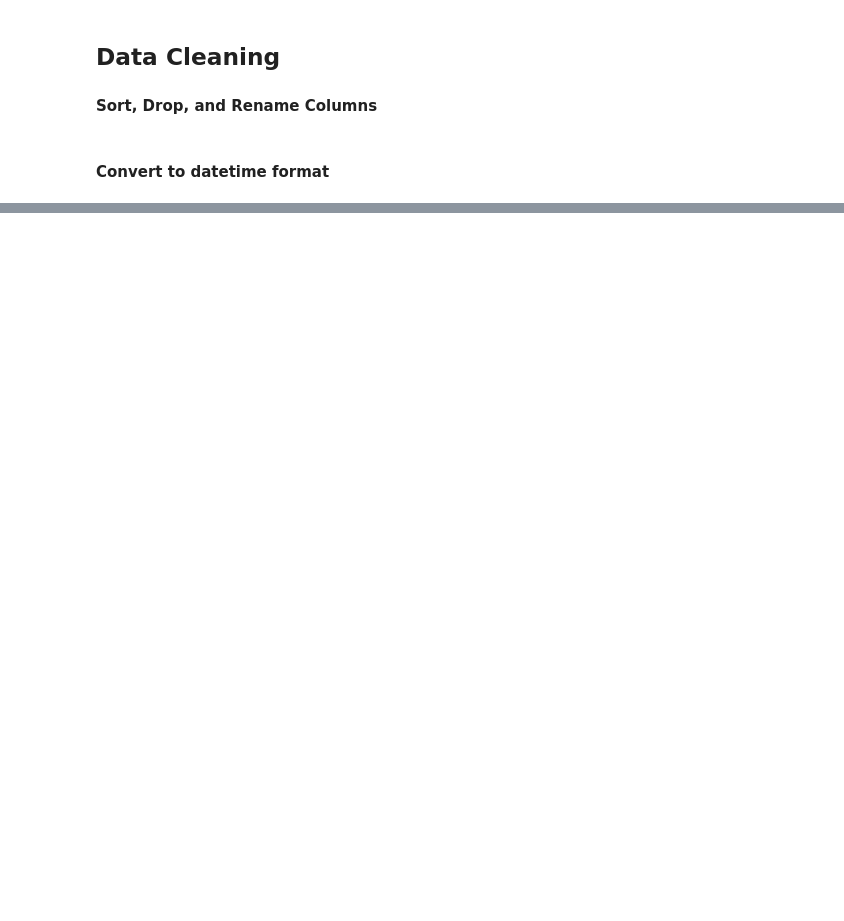
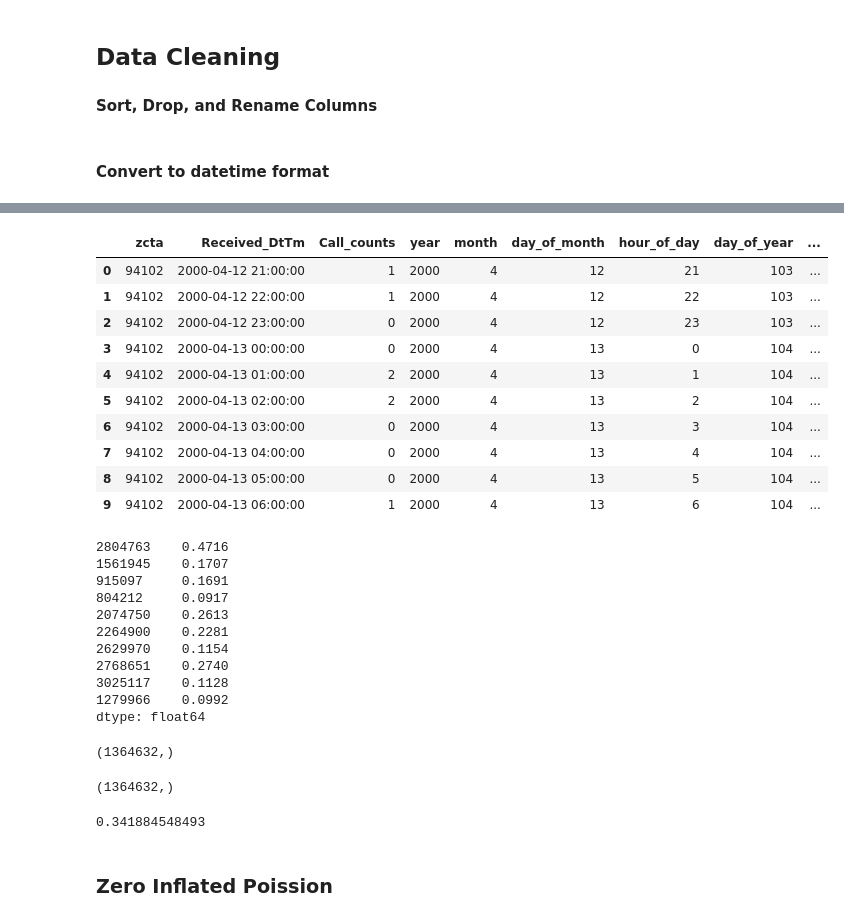
Before and after one commit to jamesypeng/Smarter-Emergency-Dispatch, a Jupyter notebook: 0 - Baseline Model.ipynb, the cells around one changed output, grey strips where cells are left out. Cells and saved outputs as stored; diff of their text form; code cells hidden in the pictures; blank space fills up the shorter version.

Commit message:
0 - baseline mode with GLM-Poisson and Negative Binomial

```diff
--- a/0 - Baseline Model.ipynb
+++ b/0 - Baseline Model.ipynb
@@ -580,0 +361,13 @@ print("Y = " + str(m.get_weights(linear.W)) +
+# %%
+import statsmodels.api as sm
+import statsmodels.formula.api as smf
+from statsmodels.tools.eval_measures import mse
+
+formula = """Call_counts ~ zcta + year+ month + day_of_month
+                        + hour_of_day + day_of_year + week_of_year
+                        + day_of_week + is_weekend"""
+
+# model data
+mod_data = pd.concat([X_train, y_train], axis = 1)
+
+mod1 = smf.glm(formula=formula, data=mod_data, family=sm.families.Poisson()).fit()
@@ -580,0 +464,40 @@ print("Y = " + str(m.get_weights(linear.W)) +
+# %%
+data[:10]
+mod1.fittedvalues[:10]
+# %% [output]
+|  | zcta | Received_DtTm | Call_counts | year | month | day_of_month | hour_of_day | day_of_year | ... |
+| 0 | 94102 | 2000-04-12 21:00:00 | 1 | 2000 | 4 | 12 | 21 | 103 | ... |
+| 1 | 94102 | 2000-04-12 22:00:00 | 1 | 2000 | 4 | 12 | 22 | 103 | ... |
+| 2 | 94102 | 2000-04-12 23:00:00 | 0 | 2000 | 4 | 12 | 23 | 103 | ... |
+| 3 | 94102 | 2000-04-13 00:00:00 | 0 | 2000 | 4 | 13 | 0 | 104 | ... |
+| 4 | 94102 | 2000-04-13 01:00:00 | 2 | 2000 | 4 | 13 | 1 | 104 | ... |
+| 5 | 94102 | 2000-04-13 02:00:00 | 2 | 2000 | 4 | 13 | 2 | 104 | ... |
+| 6 | 94102 | 2000-04-13 03:00:00 | 0 | 2000 | 4 | 13 | 3 | 104 | ... |
+| 7 | 94102 | 2000-04-13 04:00:00 | 0 | 2000 | 4 | 13 | 4 | 104 | ... |
+| 8 | 94102 | 2000-04-13 05:00:00 | 0 | 2000 | 4 | 13 | 5 | 104 | ... |
+| 9 | 94102 | 2000-04-13 06:00:00 | 1 | 2000 | 4 | 13 | 6 | 104 | ... |
+2804763    0.4716
+1561945    0.1707
+915097     0.1691
+804212     0.0917
+2074750    0.2613
+2264900    0.2281
+2629970    0.1154
+2768651    0.2740
+3025117    0.1128
+1279966    0.0992
+dtype: float64
+# %%
+y_pred = mod2.predict(X_test)
+y_pred.shape
+y_test['Call_counts'].shape
+
+mod2_mse = mse(y_pred, y_test['Call_counts'])
+
+print(mod2_mse)
+# %% [output]
+(1364632,)
+(1364632,)
+0.341884548493
+# %% [markdown]
+### Zero Inflated Poission
```
Also changed, not shown: parts of 43 cells of this notebook.
